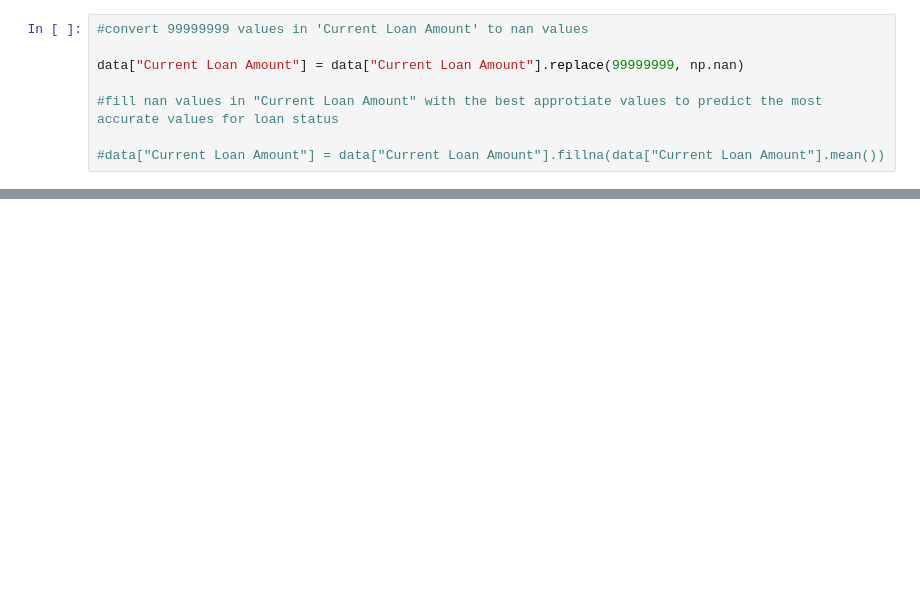
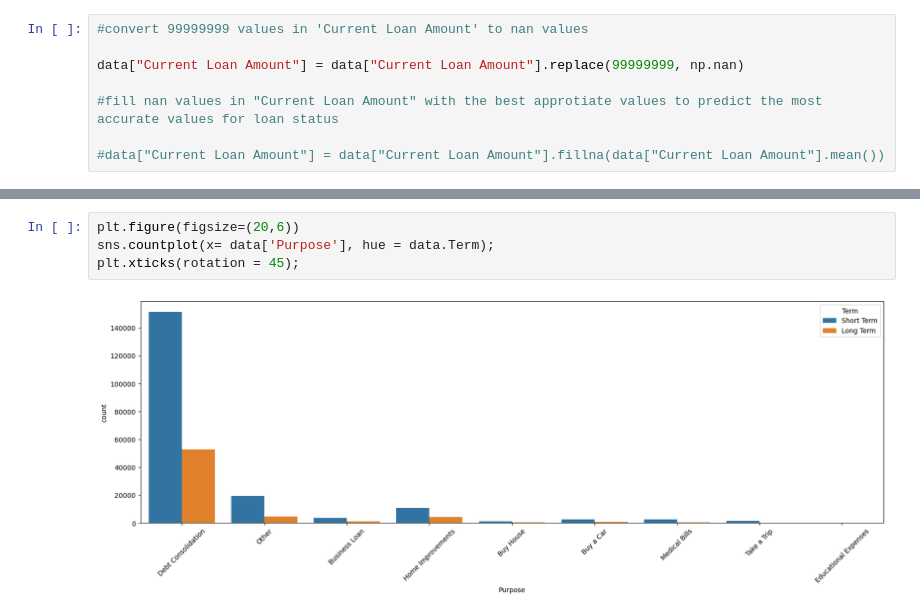
Before and after one commit to ramazannbilen/AI-machine-learning, a Jupyter notebook: Assignments/LoanPrediction/Loan Prediction.ipynb, the cells around one changed output, grey strips where cells are left out. Drawn from its saved outputs; the diff is of its cells as text; blank space fills up the shorter version.

```diff
--- a/Assignments/LoanPrediction/Loan Prediction.ipynb
+++ b/Assignments/LoanPrediction/Loan Prediction.ipynb
@@ -149,0 +177,6 @@ data.drop_duplicates()
+# %%
+plt.figure(figsize=(20,6))
+sns.countplot(x= data['Purpose'], hue = data.Term);
+plt.xticks(rotation = 45);
+# %% [output]
+[figure, added]
```
Also changed, not shown: parts of 20 cells of this notebook.
